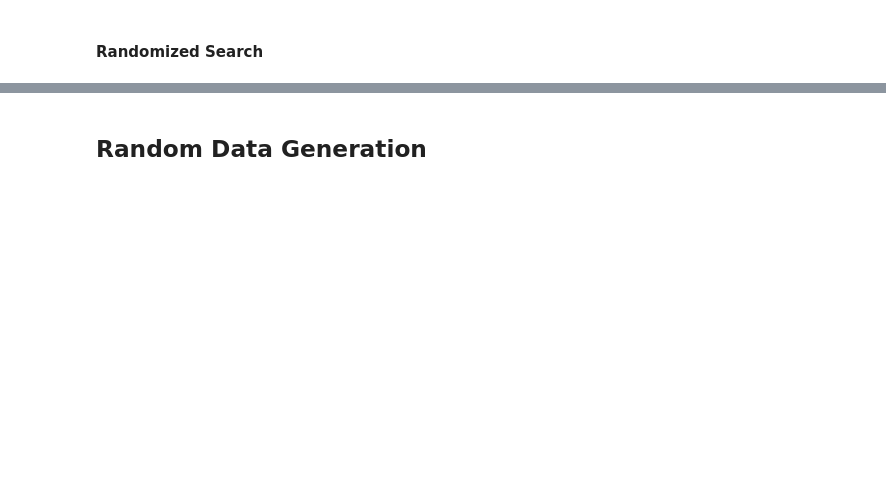
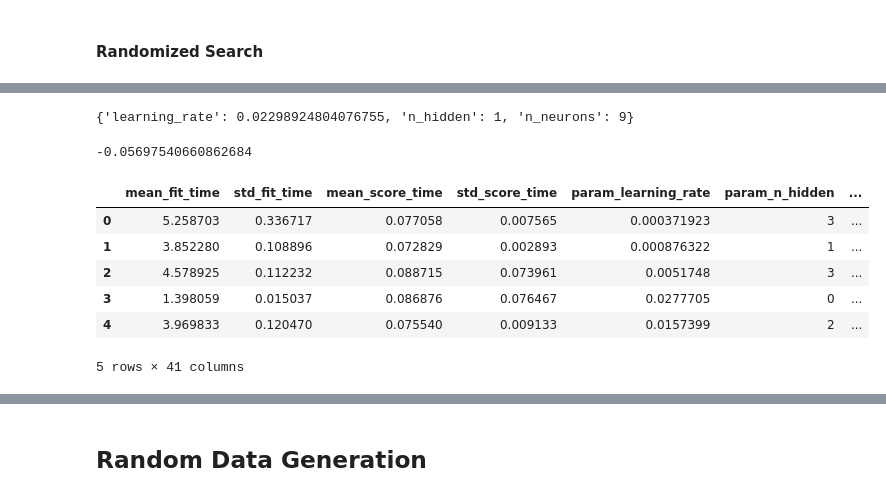
Before and after one commit to iainmuir6/Machine-Learning-with-Coronavirus-Data, a Jupyter notebook: ml_covid_research.ipynb, the cells around one changed output, grey strips where cells are left out. Saved outputs shown, nothing was run; the diff lists cells and outputs as text; code cells hidden in the pictures; blank space fills up the shorter version.

Commit message:
Update Randomized Search, fit works

```diff
--- a/ml_covid_research.ipynb
+++ b/ml_covid_research.ipynb
@@ -875,7 +875,8 @@ cv = RepeatedStratifiedKFold(n_splits=10, n_repeats=3, random_state=SEED)
 # %%
 rnd_search_cv = RandomizedSearchCV(keras_reg, hyperparameters, n_iter=10, cv=cv)
 # %%
+%%time
 rnd_search_cv.fit(
-    X_train, y_train, epochs=EPOCHS, validation_split=VAL_SPLIT, callbacks=[EarlyStopping(patience=10)]
+    X_train, y_train, epochs=EPOCHS, validation_split=VAL_SPLIT, callbacks=[EarlyStopping(patience=10)], verbose=0
 )
 # %% [output]
@@ -899,0 +914,20 @@ RuntimeError: Cannot clone object <tensorflow.python.keras.wrappers.scikit_learn
+# %%
+best_params = rnd_search_cv.best_params_
+best_params
+# %% [output]
+{'learning_rate': 0.02298924804076755, 'n_hidden': 1, 'n_neurons': 9}
+# %%
+rnd_search_cv.best_score_
+# %% [output]
+-0.05697540660862684
+# %%
+cv_results = pd.DataFrame(rnd_search_cv.cv_results_)
+cv_results.head(5)
+# %% [output]
+|  | mean_fit_time | std_fit_time | mean_score_time | std_score_time | param_learning_rate | param_n_hidden | ... |
+| 0 | 5.258703 | 0.336717 | 0.077058 | 0.007565 | 0.000371923 | 3 | ... |
+| 1 | 3.852280 | 0.108896 | 0.072829 | 0.002893 | 0.000876322 | 1 | ... |
+| 2 | 4.578925 | 0.112232 | 0.088715 | 0.073961 | 0.0051748 | 3 | ... |
+| 3 | 1.398059 | 0.015037 | 0.086876 | 0.076467 | 0.0277705 | 0 | ... |
+| 4 | 3.969833 | 0.120470 | 0.075540 | 0.009133 | 0.0157399 | 2 | ... |
+5 rows × 41 columns
```
Also changed, not shown: parts of 26 cells of this notebook.
